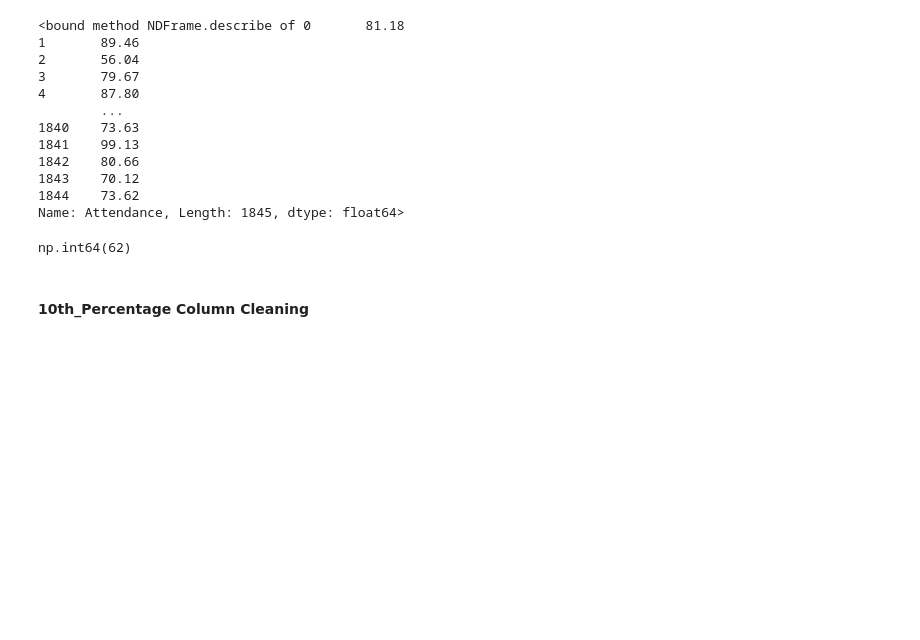
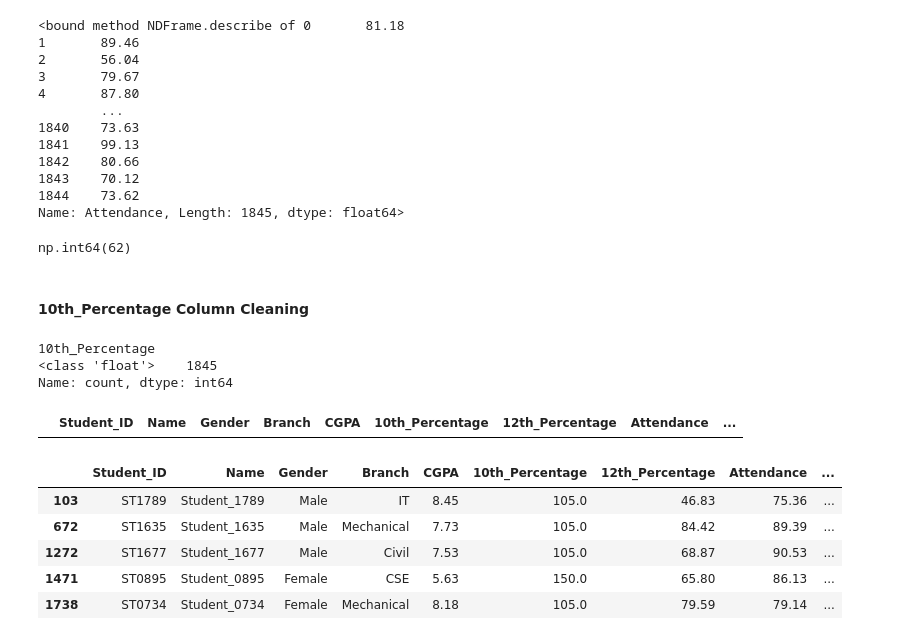
Before and after one commit to Dev-darshan24/Student-Placement-Analytics-, a Jupyter notebook: 2_Data_Cleaning.ipynb, the cells around one changed output. Drawn from its saved outputs; the diff is of its cells as text; code cells hidden in the pictures; blank space fills up the shorter version.

```diff
--- a/2_Data_Cleaning.ipynb
+++ b/2_Data_Cleaning.ipynb
@@ -303,3 +303,22 @@ df['Attendance'].isna().sum()
 np.int64(62)
 # %% [markdown]
 #### 10th_Percentage Column Cleaning
+# %%
+df['10th_Percentage'].map(type).value_counts(dropna=False)
+# %% [output]
+10th_Percentage
+<class 'float'>    1845
+Name: count, dtype: int64
+# %%
+df[df['10th_Percentage']<0]
+# %% [output]
+|  | Student_ID | Name | Gender | Branch | CGPA | 10th_Percentage | 12th_Percentage | Attendance | ... |
+# %%
+df[df['10th_Percentage']>100]
+# %% [output]
+|  | Student_ID | Name | Gender | Branch | CGPA | 10th_Percentage | 12th_Percentage | Attendance | ... |
+| 103 | ST1789 | Student_1789 | Male | IT | 8.45 | 105.0 | 46.83 | 75.36 | ... |
+| 672 | ST1635 | Student_1635 | Male | Mechanical | 7.73 | 105.0 | 84.42 | 89.39 | ... |
+| 1272 | ST1677 | Student_1677 | Male | Civil | 7.53 | 105.0 | 68.87 | 90.53 | ... |
+| 1471 | ST0895 | Student_0895 | Female | CSE | 5.63 | 150.0 | 65.80 | 86.13 | ... |
+| 1738 | ST0734 | Student_0734 | Female | Mechanical | 8.18 | 105.0 | 79.59 | 79.14 | ... |
```
Also changed, not shown: parts of 25 cells of this notebook.
